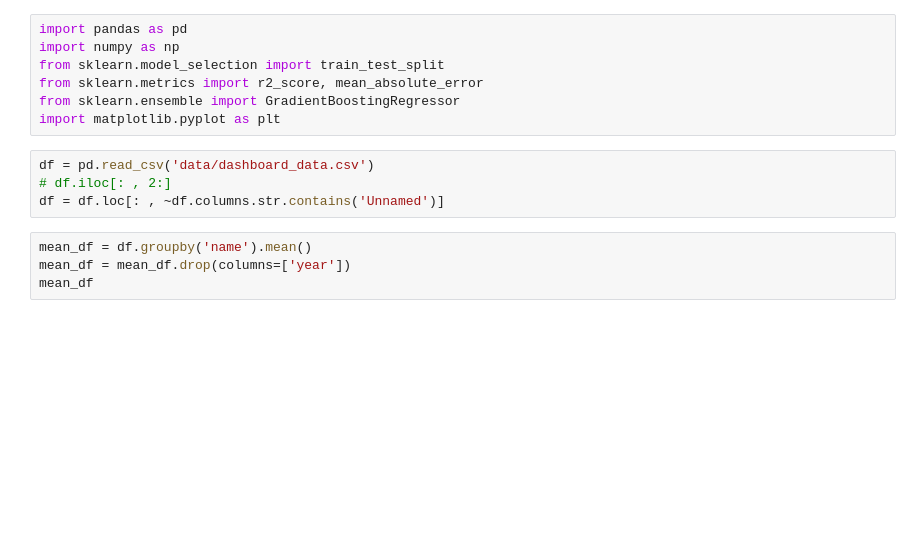
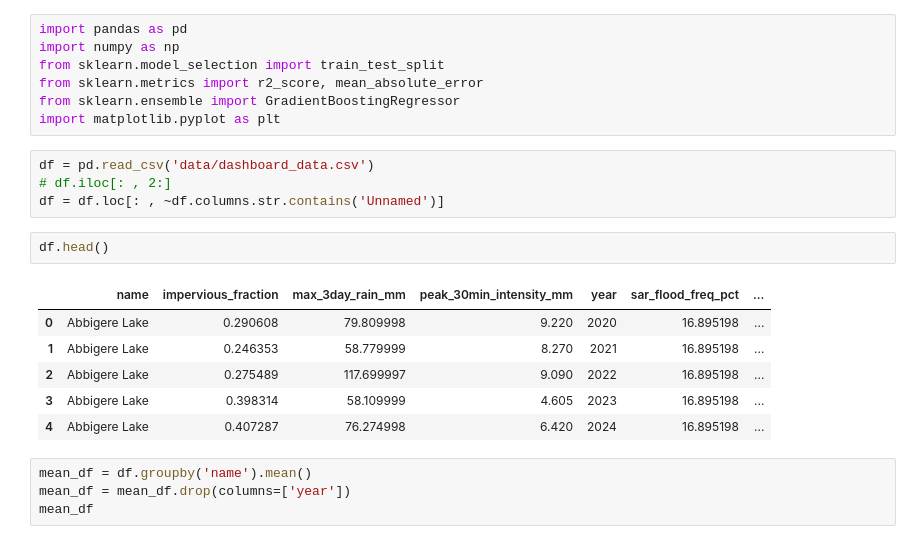
Before and after one commit to Tailapa/bengaluru_lakes, a Jupyter notebook: dashboard.ipynb, the cells around one changed output. Drawn from its saved outputs; the diff is of its cells as text; blank space fills up the shorter version.

```diff
--- a/dashboard.ipynb
+++ b/dashboard.ipynb
@@ -9,6 +9,15 @@ import matplotlib.pyplot as plt
 df = pd.read_csv('data/dashboard_data.csv')
 # df.iloc[: , 2:]
 df = df.loc[: , ~df.columns.str.contains('Unnamed')]
+# %%
+df.head()
+# %% [output]
+|  | name | impervious_fraction | max_3day_rain_mm | peak_30min_intensity_mm | year | sar_flood_freq_pct | ... |
+| 0 | Abbigere Lake | 0.290608 | 79.809998 | 9.220 | 2020 | 16.895198 | ... |
+| 1 | Abbigere Lake | 0.246353 | 58.779999 | 8.270 | 2021 | 16.895198 | ... |
+| 2 | Abbigere Lake | 0.275489 | 117.699997 | 9.090 | 2022 | 16.895198 | ... |
+| 3 | Abbigere Lake | 0.398314 | 58.109999 | 4.605 | 2023 | 16.895198 | ... |
+| 4 | Abbigere Lake | 0.407287 | 76.274998 | 6.420 | 2024 | 16.895198 | ... |
 # %%
 mean_df = df.groupby('name').mean()
 mean_df = mean_df.drop(columns=['year'])
```
Also changed, not shown: 1 other file.
